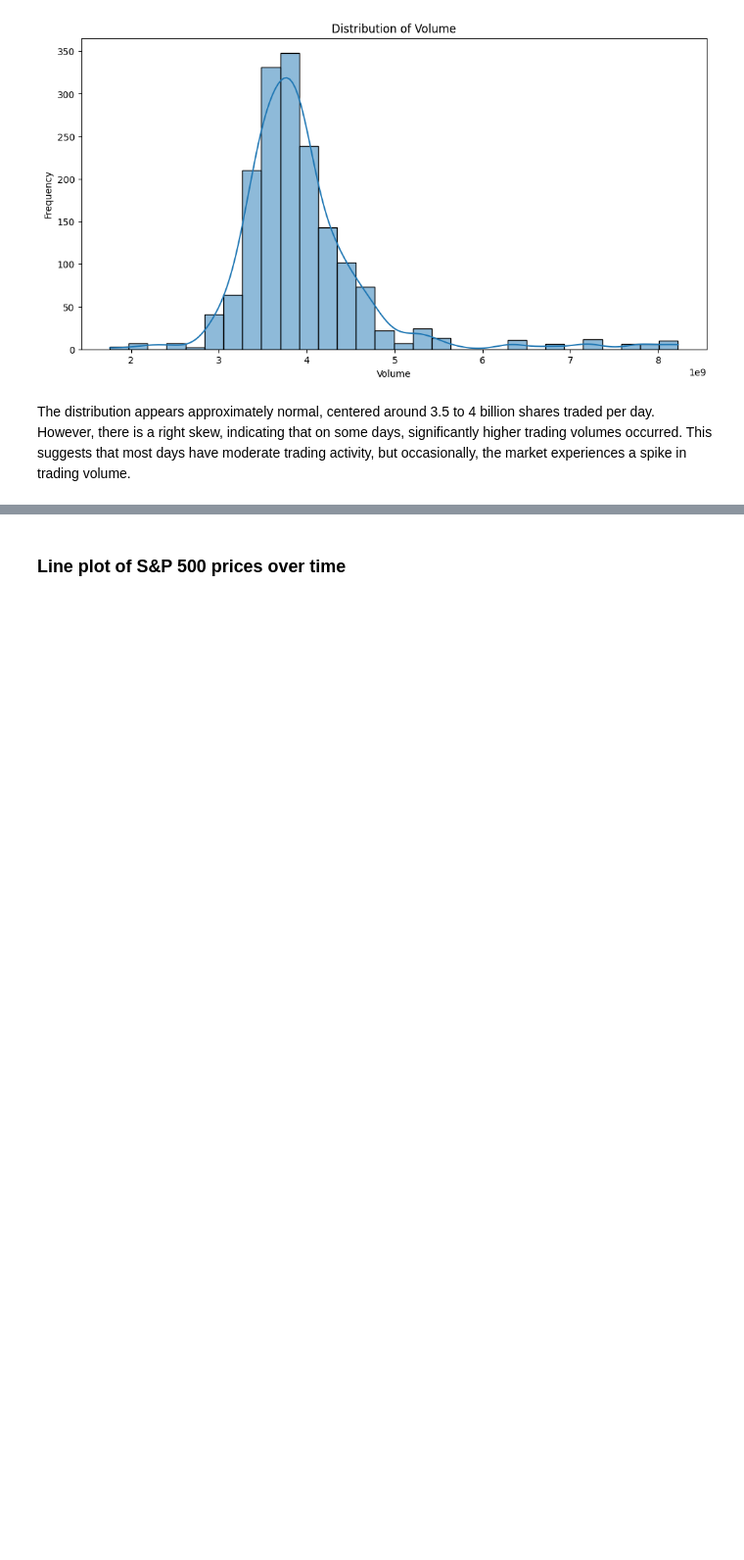
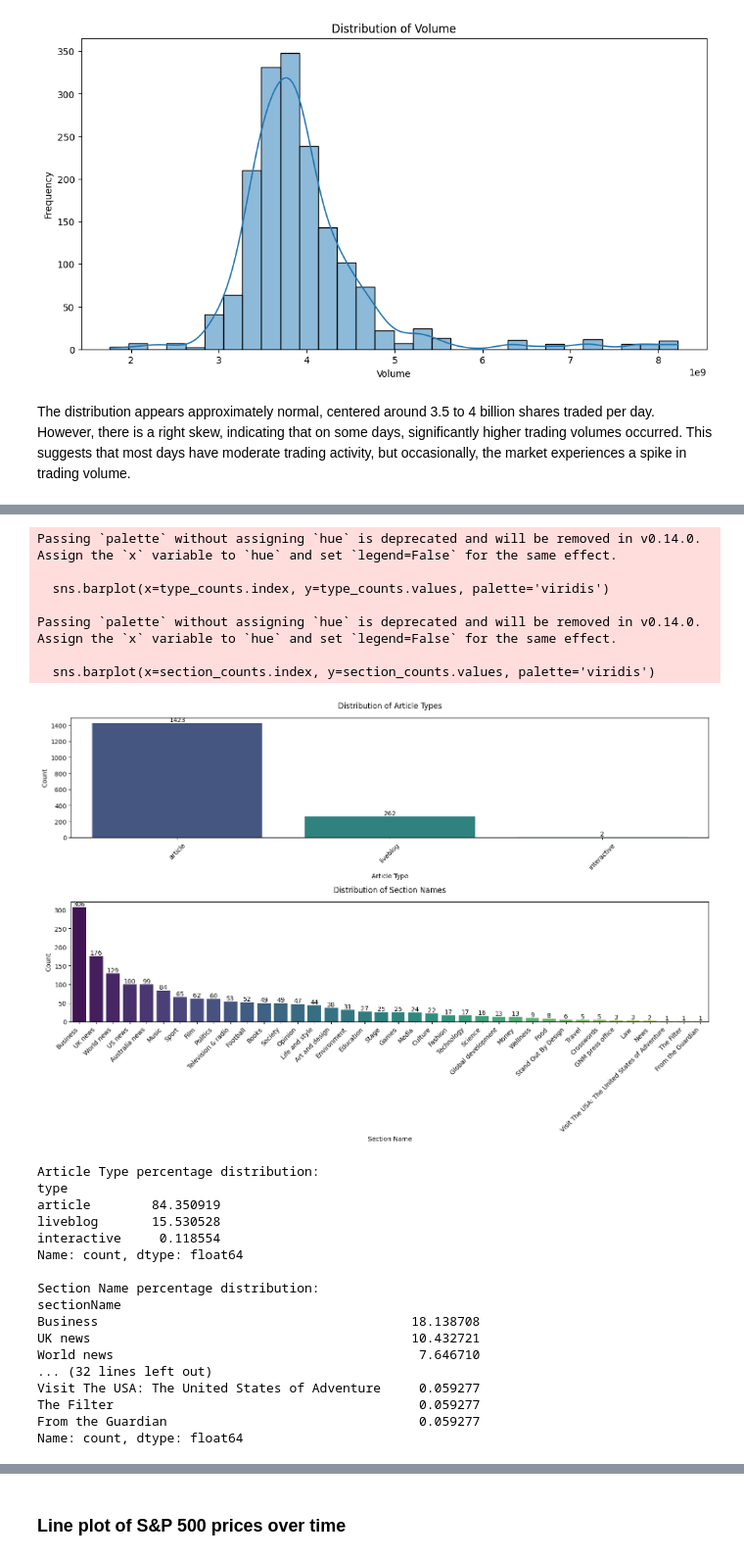
Before and after one commit to johnfeng2023/GR5243, a Jupyter notebook: EDA.ipynb, the cells around one changed output, grey strips where cells are left out. Shown: that part at 98% size. Saved outputs shown, nothing was run; the diff lists cells and outputs as text; code cells hidden in the pictures; blank space fills up the shorter version.

```diff
--- a/EDA.ipynb
+++ b/EDA.ipynb
@@ -146,0 +183,64 @@ The distribution appears approximately normal, centered around 3.5 to 4 billion
+# %%
+# Create figure with two subplots
+plt.figure(figsize=(15, 10))
+
+# First subplot for article types
+plt.subplot(2, 1, 1)
+type_counts = merged_df['type'].value_counts()
+sns.barplot(x=type_counts.index, y=type_counts.values, palette='viridis')
+plt.title('Distribution of Article Types', pad=15)
+plt.xlabel('Article Type')
+plt.ylabel('Count')
+plt.xticks(rotation=45)
+
+# Add value labels on top of each bar
+for i, v in enumerate(type_counts):
+    plt.text(i, v, str(v), ha='center', va='bottom')
+
+# Second subplot for section names
+plt.subplot(2, 1, 2)
+section_counts = merged_df['sectionName'].value_counts()
+sns.barplot(x=section_counts.index, y=section_counts.values, palette='viridis')
+plt.title('Distribution of Section Names', pad=15)
+plt.xlabel('Section Name')
+plt.ylabel('Count')
+plt.xticks(rotation=45, ha='right')
+
+# Add value labels on top of each bar
+for i, v in enumerate(section_counts):
+    plt.text(i, v, str(v), ha='center', va='bottom')
+
+plt.tight_layout()
+plt.show()
+
+# Print percentage distributions
+print("\nArticle Type percentage distribution:")
+print(type_counts / len(merged_df) * 100)
+print("\nSection Name percentage distribution:")
+print(section_counts / len(merged_df) * 100)
+# %% [output]
+Passing `palette` without assigning `hue` is deprecated and will be removed in v0.14.0. Assign the `x` variable to `hue` and set `legend=False` for the same effect.
+
+  sns.barplot(x=type_counts.index, y=type_counts.values, palette='viridis')
+
+Passing `palette` without assigning `hue` is deprecated and will be removed in v0.14.0. Assign the `x` variable to `hue` and set `legend=False` for the same effect.
+
+  sns.barplot(x=section_counts.index, y=section_counts.values, palette='viridis')
+[figure, added]
+Article Type percentage distribution:
+type
+article        84.350919
+liveblog       15.530528
+interactive     0.118554
+Name: count, dtype: float64
+
+Section Name percentage distribution:
+sectionName
+Business                                         18.138708
+UK news                                          10.432721
+World news                                        7.646710
+... (32 lines left out)
+Visit The USA: The United States of Adventure     0.059277
+The Filter                                        0.059277
+From the Guardian                                 0.059277
+Name: count, dtype: float64
```
Also changed, not shown: parts of 7 cells of this notebook.
